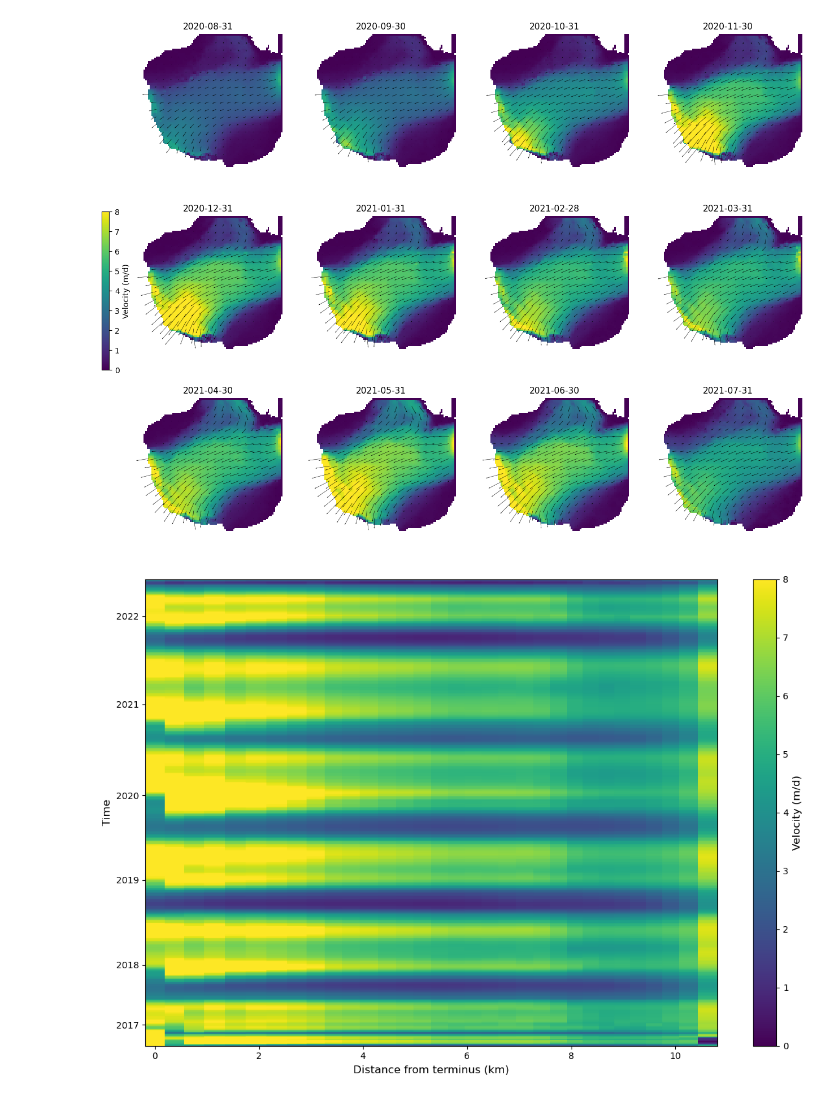
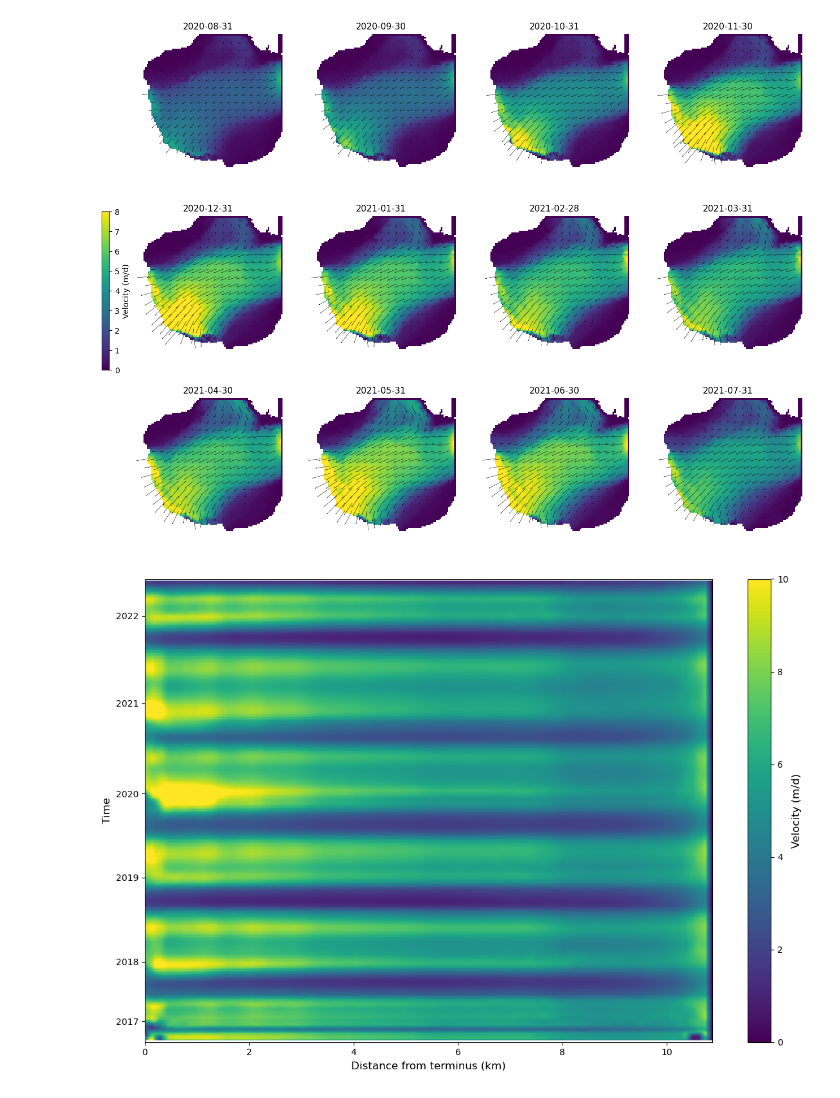
Before and after one commit to pohlan/Hubbard2024, a Jupyter notebook: make_paper_figures/Figures_seasonal_and_hovmoller.ipynb, the cells around one changed output. Saved outputs shown, nothing was run; the diff lists cells and outputs as text; code cells hidden in the pictures.

```diff
--- a/make_paper_figures/Figures_seasonal_and_hovmoller.ipynb
+++ b/make_paper_figures/Figures_seasonal_and_hovmoller.ipynb
@@ -166,7 +166,7 @@ plt.show()
 [figure]
 # %%
 # Load the flowline where we extract the velocities
-flowline = pd.read_csv('./data/flowline_5.csv')
+flowline = pd.read_csv('./data/flowline_5_dense.csv')
 
 # Load the velocity dataset
 #ds = xr.load_dataset("./data/Hubbard_S1.nc")
@@ -198,12 +198,22 @@ dx = np.diff(flowline_x)
 dy = np.diff(flowline_y)
 distances = np.concatenate([[0], np.cumsum(np.sqrt(dx**2 + dy**2))])
 
-# Calculate distance from terminus (last point)
-distances_from_terminus = distances[-1] - distances
+#Interpolate to make denser
+spacing = 5 # Desired spacing (m)
+
+# New distance vector
+distances_dense = np.arange(0, distances[-1] + spacing, spacing)
+
+# Interpolate coordinates
+x_dense = np.interp(distances_dense, distances, flowline_x)
+y_dense = np.interp(distances_dense, distances, flowline_y)
+
+# Distance from terminus
+distances_from_terminus = distances_dense[-1] - distances_dense
 
 # Extract velocity along flowline for each time step
 n_times = len(time_period)
-n_points = len(flowline)
+n_points = len(distances_from_terminus)
 velocity_profile = np.zeros((n_times, n_points))
 
 for t in range(n_times):
@@ -212,7 +222,7 @@ for t in range(n_times):
                                       bounds_error=False, fill_value=np.nan)
 
     # Extract values at flowline points
-    points = np.column_stack([flowline_y, flowline_x])
+    points = np.column_stack([y_dense, x_dense])
     velocity_profile[t, :] = interp(points)
 
 # Find columns (flowline points) that are not all NaN
@@ -228,38 +238,38 @@ fig, ax = plt.subplots(figsize=(12, 8))
 
 # Plot
 im = ax.pcolormesh(distances_km, np.arange(n_times), velocity_profile_filtered / 365.25,
-                   shading='auto', cmap='viridis', vmin=0, vmax=8)
+                   shading='auto', cmap='viridis', vmin=0, vmax=10)
 
 # Formatting
 ax.set_xlabel('Distance from terminus (km)', fontsize=12)
 ax.set_ylabel('Time', fontsize=12)
 
 # Find closest date to January 1st for each year
 years = sorted(set(time_period.year))
 jan1_indices = []
 for year in years:
     target_date = pd.Timestamp(f'{year}-01-01')
     # Find closest date to Jan 1st of this year
     time_diff = np.abs(time_period - target_date)
     closest_idx = np.argmin(time_diff)
     jan1_indices.append(closest_idx)
 
 ax.set_yticks(jan1_indices)
 ax.set_yticklabels([str(year) for year in years])
 
 #ax.set_title('Hovmöller Diagram: Velocity along Flowline', fontsize=14)
 
 # Remove first 2 y-ticks
 ax.set_yticks(jan1_indices[2:])
 ax.set_yticklabels([str(year) for year in years[2:]])
 
 
 # Colorbar
 cb = plt.colorbar(im, ax=ax)
 cb.set_label('Velocity (m/d)', fontsize=12)
 
 plt.tight_layout()
 plt.savefig('hovmoller.png')
 plt.show()
 # %% [output]
-[figure, old version]
+[figure, new version]
```
Also changed, not shown: 1 other file.
